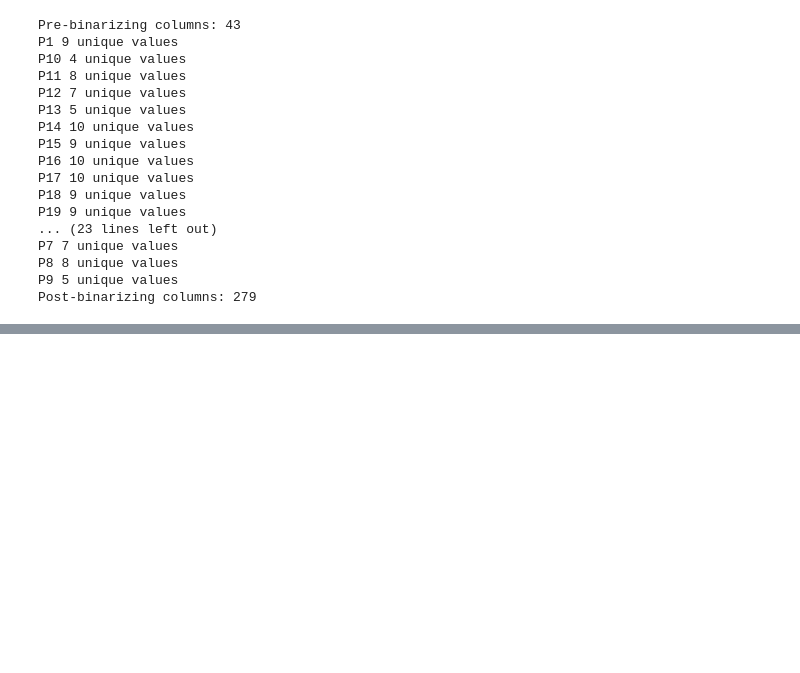
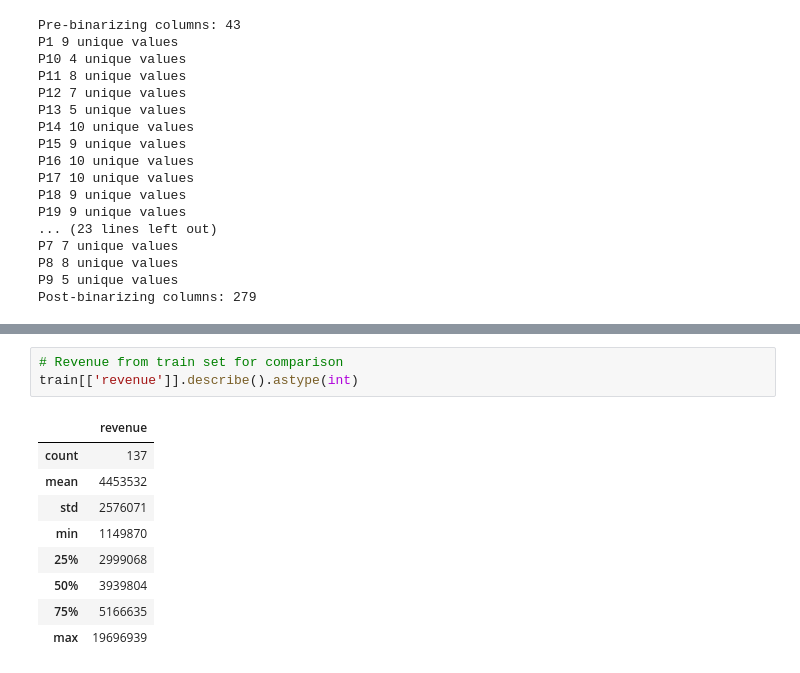
Before and after one commit to xign/Learn_Python, a Jupyter notebook: kaggle/TFI/myselftrain.ipynb, the cells around one changed output, grey strips where cells are left out. Drawn from its saved outputs; the diff is of its cells as text; blank space fills up the shorter version.

```diff
--- a/kaggle/TFI/myselftrain.ipynb
+++ b/kaggle/TFI/myselftrain.ipynb
@@ -293,0 +367,13 @@ df.describe()
+# %%
+# Revenue from train set for comparison
+train[['revenue']].describe().astype(int)
+# %% [output]
+|  | revenue |
+| count | 137 |
+| mean | 4453532 |
+| std | 2576071 |
+| min | 1149870 |
+| 25% | 2999068 |
+| 50% | 3939804 |
+| 75% | 5166635 |
+| max | 19696939 |
```
Also changed, not shown: parts of 6 cells of this notebook, 1 other file.
